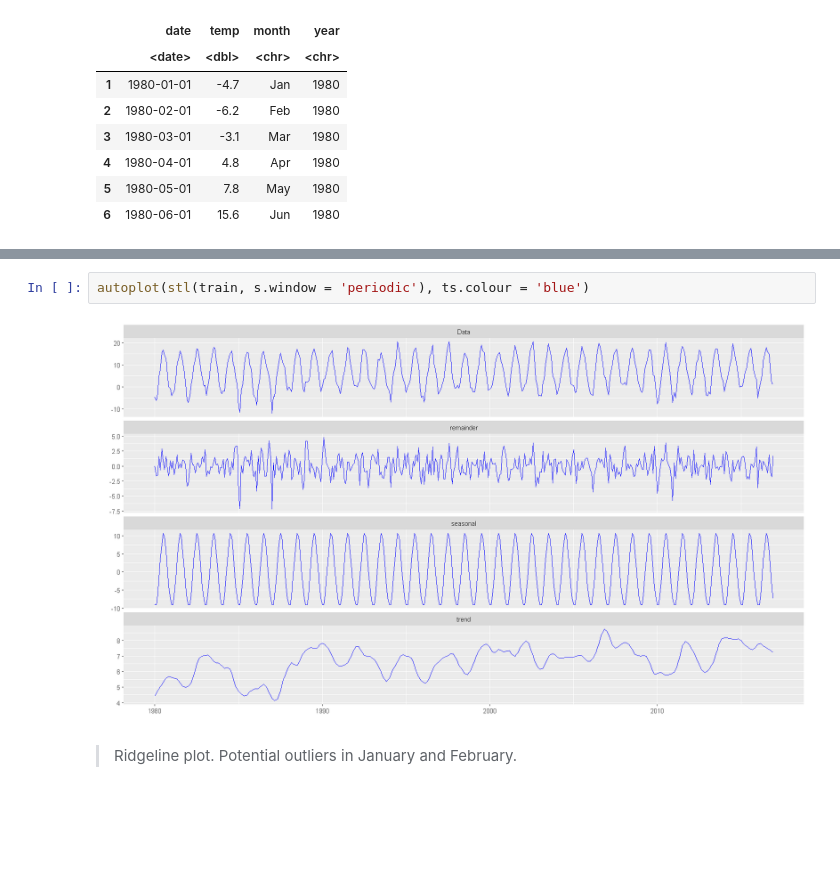
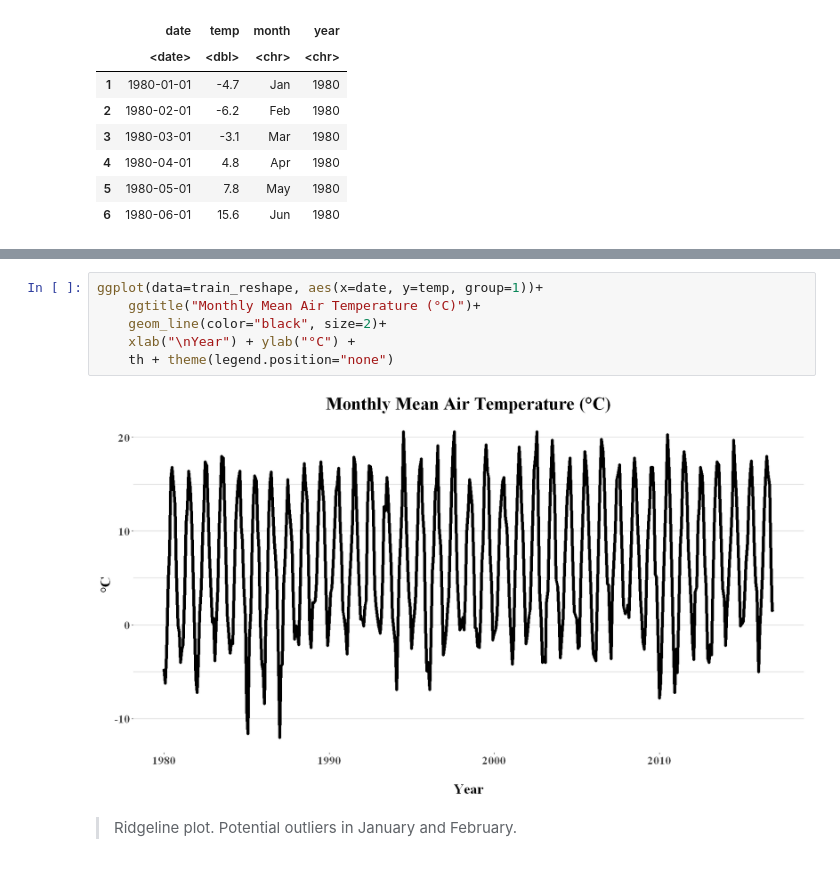
Before and after one commit to AndreasPalmgren/Sthlm-Temp-ARIMA, a Jupyter notebook: SthlmMeanTemperature.ipynb, the cells around one changed output, grey strips where cells are left out. Saved outputs shown, nothing was run; the diff lists cells and outputs as text; blank space fills up the shorter version.

```diff
--- a/SthlmMeanTemperature.ipynb
+++ b/SthlmMeanTemperature.ipynb
@@ -108,7 +93,11 @@ autoplot(train, xlab="Year", ylab="°C", size = 1.2)+
-# %%
-autoplot(stl(train, s.window = 'periodic'), ts.colour = 'blue')
-# %% [output]
-[figure, removed]
+# %%
+ggplot(data=train_reshape, aes(x=date, y=temp, group=1))+
+    ggtitle("Monthly Mean Air Temperature (°C)")+
+    geom_line(color="black", size=2)+
+    xlab("\nYear") + ylab("°C") +
+    th + theme(legend.position="none")
+# %% [output]
+[figure, added]
 # %% [markdown]
 > Ridgeline plot. Potential outliers in January and February.
 # %%
```
Also changed, not shown: parts of 11 cells of this notebook.
